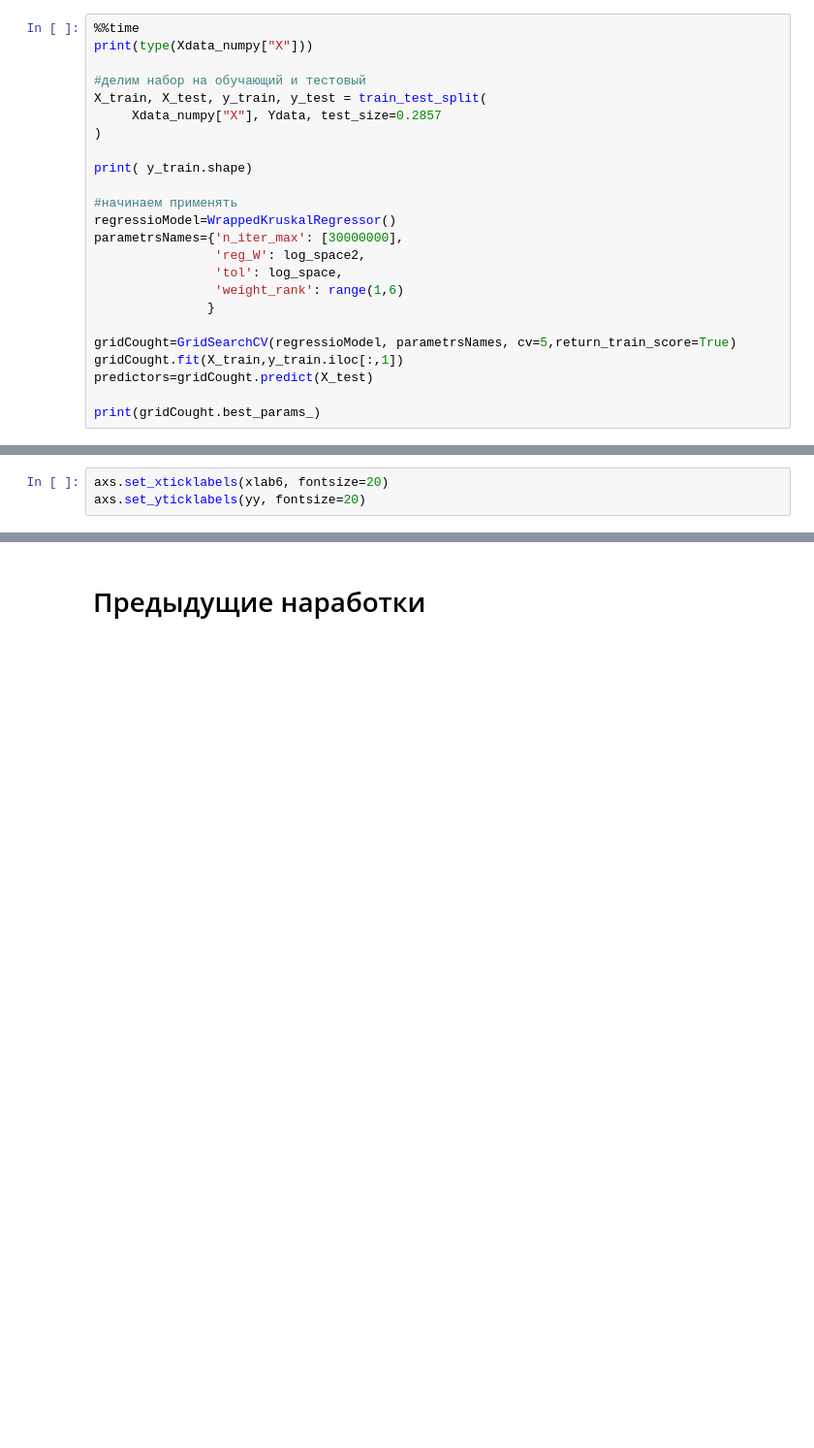
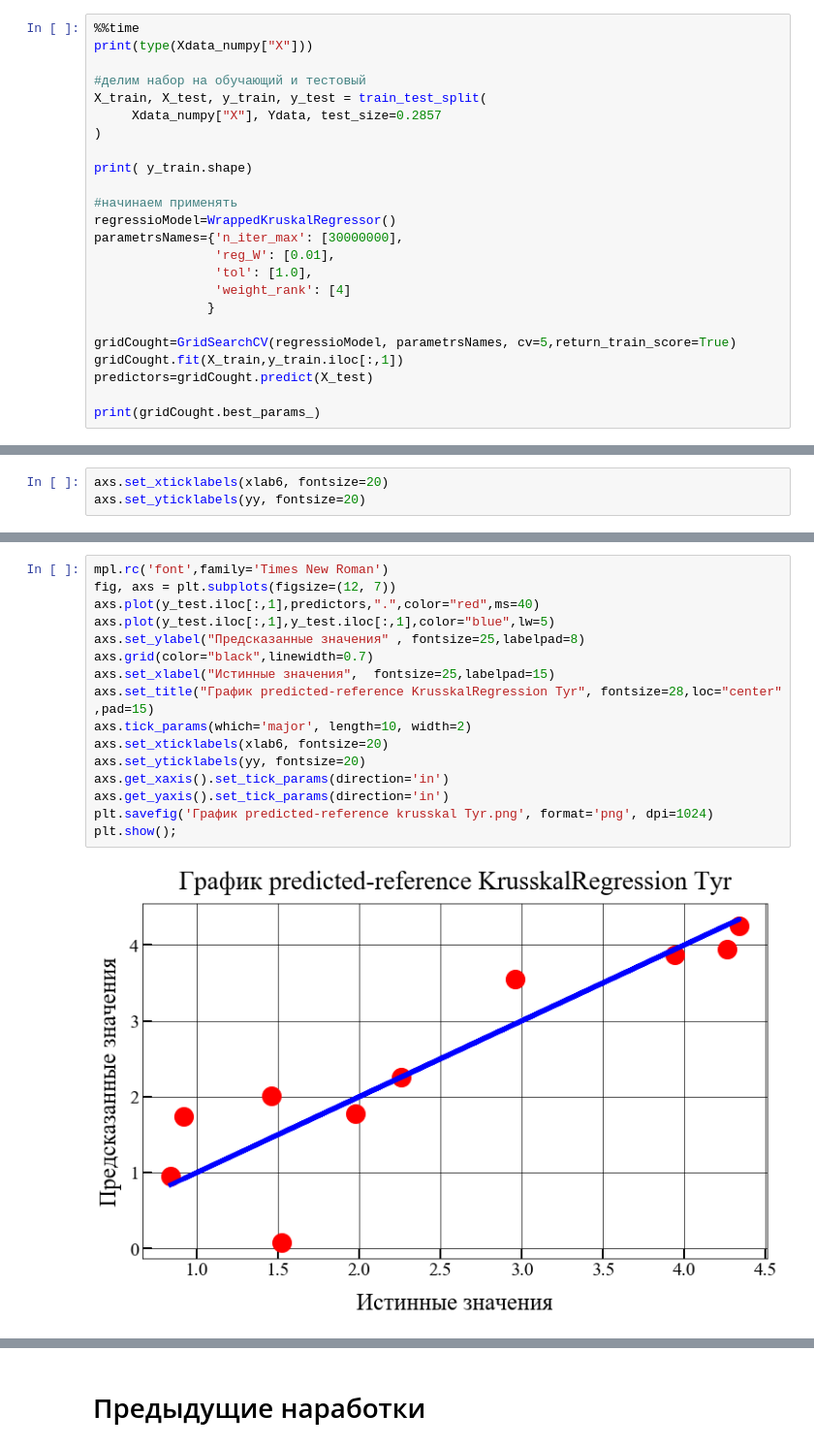
Before and after one commit to 89605502155/course-work-2, a Jupyter notebook: Krusskal_regression.ipynb, the cells around one changed output, grey strips where cells are left out. Shown at 97% size. Saved outputs shown, nothing was run; the diff lists cells and outputs as text; blank space fills up the shorter version.

```diff
--- a/Krusskal_regression.ipynb
+++ b/Krusskal_regression.ipynb
@@ -79,9 +79,9 @@ print( y_train.shape)
 #начинаем применять
 regressioModel=WrappedKruskalRegressor()
 parametrsNames={'n_iter_max': [30000000],
-                'reg_W': log_space2,
-                'tol': log_space,
-                'weight_rank': range(1,6)
+                'reg_W': [0.01],
+                'tol': [1.0],
+                'weight_rank': [4]
                }
 
 gridCought=GridSearchCV(regressioModel, parametrsNames, cv=5,return_train_score=True)
@@ -220,0 +230,18 @@ axs.set_yticklabels(yy, fontsize=20)
+# %%
+mpl.rc('font',family='Times New Roman')
+fig, axs = plt.subplots(figsize=(12, 7))
+axs.plot(y_test.iloc[:,1],predictors,".",color="red",ms=40)
+axs.plot(y_test.iloc[:,1],y_test.iloc[:,1],color="blue",lw=5)
+axs.set_ylabel("Предсказанные значения" , fontsize=25,labelpad=8)
+axs.grid(color="black",linewidth=0.7)
+axs.set_xlabel("Истинные значения",  fontsize=25,labelpad=15)
+axs.set_title("График predicted-reference KrusskalRegression Tyr", fontsize=28,loc="center" ,pad=15)
+axs.tick_params(which='major', length=10, width=2)
+axs.set_xticklabels(xlab6, fontsize=20)
+axs.set_yticklabels(yy, fontsize=20)
+axs.get_xaxis().set_tick_params(direction='in')
+axs.get_yaxis().set_tick_params(direction='in')
+plt.savefig('График predicted-reference krusskal Tyr.png', format='png', dpi=1024)
+plt.show();
+# %% [output]
+[figure, added]
```
Also changed, not shown: parts of 24 cells of this notebook, 45 other files.
